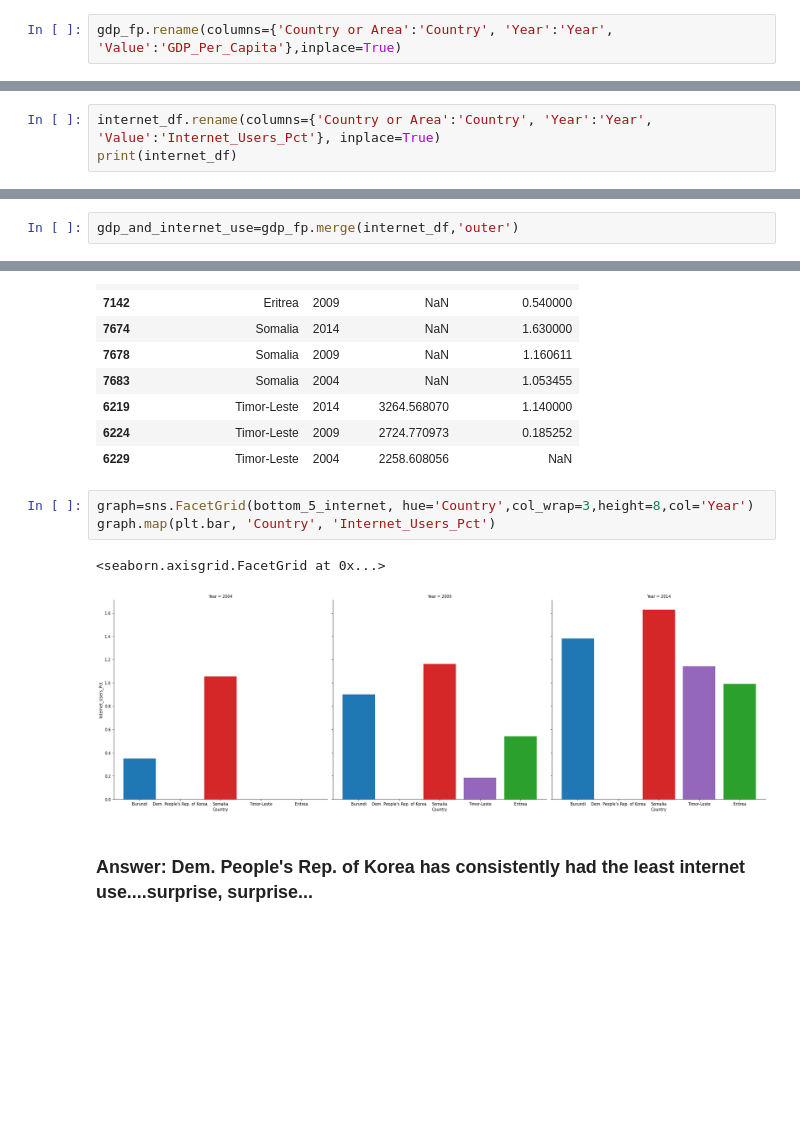
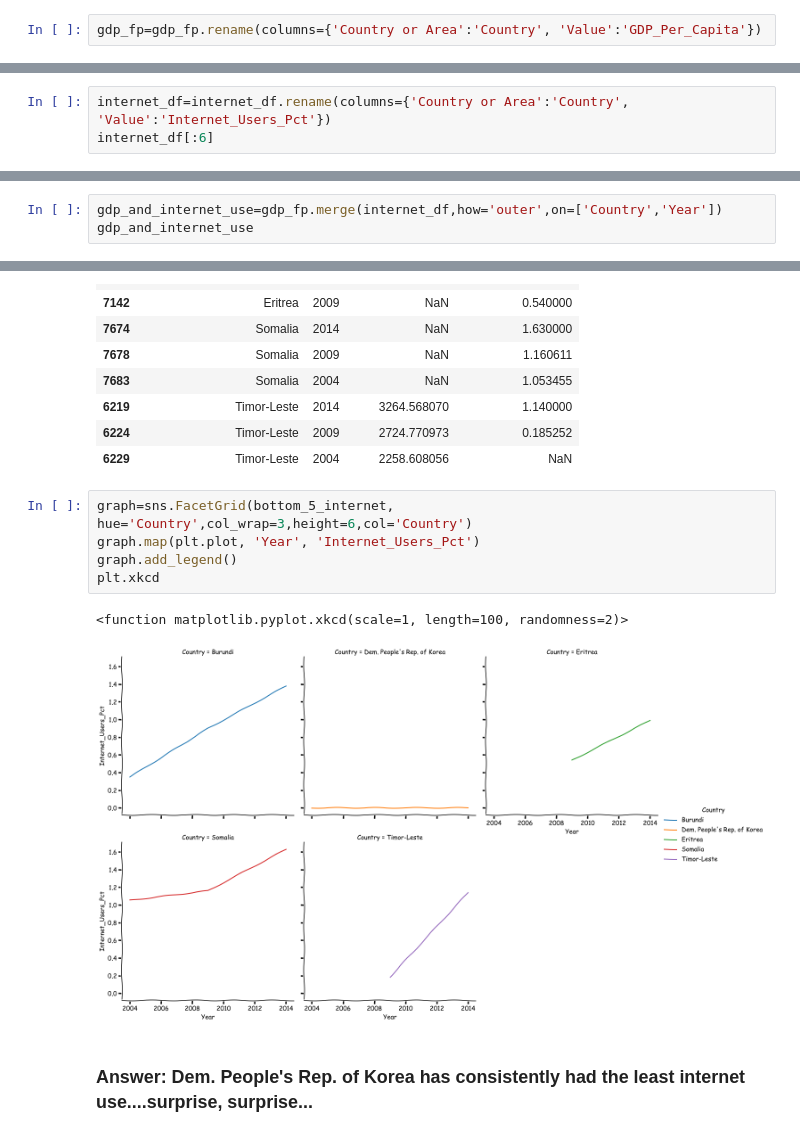
Before and after one commit to NSS-Data-Analytics-Cohort-7/gdp-and-internet-usage-sgoolsby88, a Jupyter notebook: Notebook/gdp_and_internet_usage.ipynb, the cells around one changed output, grey strips where cells are left out. Cells and saved outputs as stored; diff of their text form; blank space fills up the shorter version.

```diff
--- a/Notebook/gdp_and_internet_usage.ipynb
+++ b/Notebook/gdp_and_internet_usage.ipynb
@@ -127,5 +153,5 @@ internet_df=internet_df.drop(labels='Value Footnotes', axis=1)
 # %% [markdown]
 # Number11
 # %%
-gdp_fp.rename(columns={'Country or Area':'Country', 'Year':'Year', 'Value':'GDP_Per_Capita'},inplace=True)
+gdp_fp=gdp_fp.rename(columns={'Country or Area':'Country', 'Value':'GDP_Per_Capita'})
 # %%
@@ -140,6 +167,6 @@ print(gdp_fp[:5])
 # %% [markdown]
 # Number12
 # %%
-internet_df.rename(columns={'Country or Area':'Country', 'Year':'Year', 'Value':'Internet_Users_Pct'}, inplace=True)
-print(internet_df)
+internet_df=internet_df.rename(columns={'Country or Area':'Country', 'Value':'Internet_Users_Pct'})
+internet_df[:6]
 # %% [output]
@@ -160,4 +180,5 @@ print(internet_df)
 # %% [markdown]
 # Number13
 # %%
-gdp_and_internet_use=gdp_fp.merge(internet_df,'outer')
+gdp_and_internet_use=gdp_fp.merge(internet_df,how='outer',on=['Country','Year'])
+gdp_and_internet_use
@@ -400,11 +458,13 @@ bottom_5_internet
 | 6224 | Timor-Leste | 2009 | 2724.770973 | 0.185252 |
 | 6229 | Timor-Leste | 2004 | 2258.608056 | NaN |
 # %%
-graph=sns.FacetGrid(bottom_5_internet, hue='Country',col_wrap=3,height=8,col='Year')
-graph.map(plt.bar, 'Country', 'Internet_Users_Pct')
+graph=sns.FacetGrid(bottom_5_internet, hue='Country',col_wrap=3,height=6,col='Country')
+graph.map(plt.plot, 'Year', 'Internet_Users_Pct')
+graph.add_legend()
+plt.xkcd
 # %% [output]
-<seaborn.axisgrid.FacetGrid at 0x...>
+<function matplotlib.pyplot.xkcd(scale=1, length=100, randomness=2)>
-[figure, old version]
+[figure, new version]
 # %% [markdown]
 ### Answer: Dem. People's Rep. of Korea has consistently had the least internet use....surprise, surprise...
 # %% [markdown]
```
Also changed, not shown: parts of 27 cells of this notebook.
